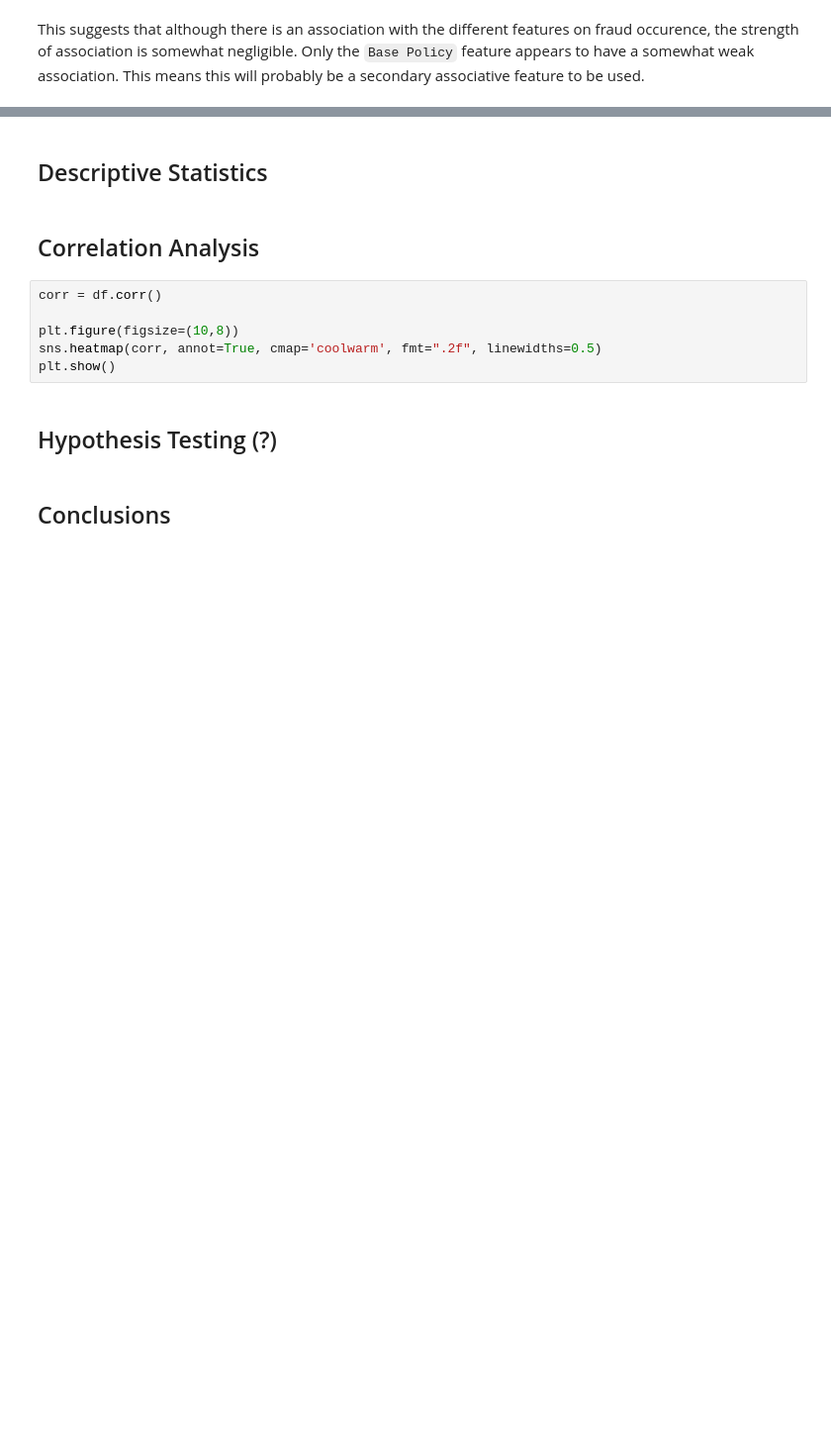
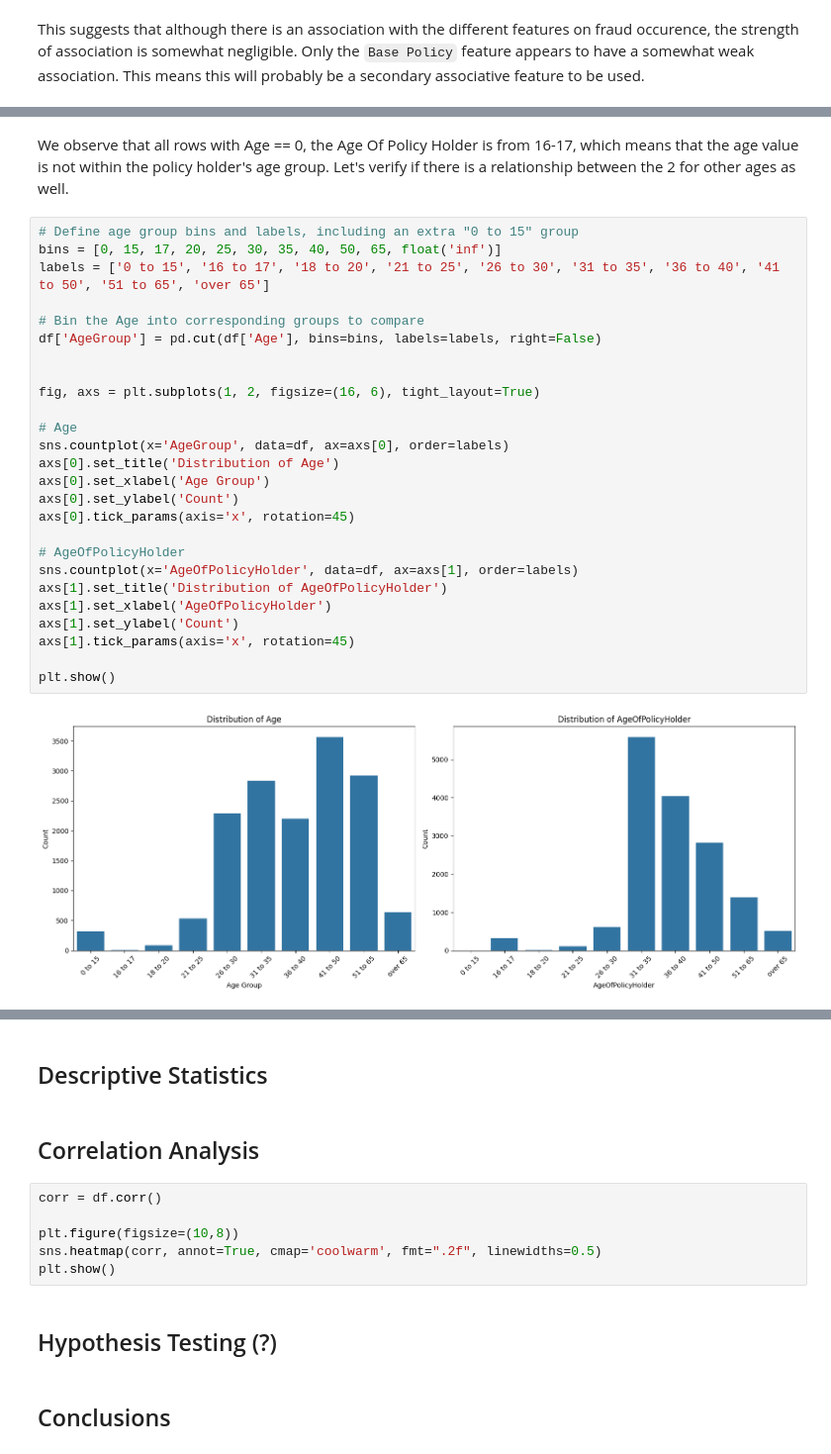
Before and after one commit to lulucopter/dsa4263-fraud-detection, a Jupyter notebook: eda.ipynb, the cells around one changed output, grey strips where cells are left out. Shown at 99% size. Drawn from its saved outputs; the diff is of its cells as text; blank space fills up the shorter version.

```diff
--- a/eda.ipynb
+++ b/eda.ipynb
@@ -1097,0 +1216,30 @@ This suggests that although there is an association with the different features
+# %% [markdown]
+We observe that all rows with Age == 0, the Age Of Policy Holder is from 16-17, which means that the age value is not within the policy holder's age group. Let's verify if there is a relationship between the 2 for other ages as well.
+# %%
+# Define age group bins and labels, including an extra "0 to 15" group
+bins = [0, 15, 17, 20, 25, 30, 35, 40, 50, 65, float('inf')]
+labels = ['0 to 15', '16 to 17', '18 to 20', '21 to 25', '26 to 30', '31 to 35', '36 to 40', '41 to 50', '51 to 65', 'over 65']
+
+# Bin the Age into corresponding groups to compare
+df['AgeGroup'] = pd.cut(df['Age'], bins=bins, labels=labels, right=False)
+
+
+fig, axs = plt.subplots(1, 2, figsize=(16, 6), tight_layout=True)
+
+# Age
+sns.countplot(x='AgeGroup', data=df, ax=axs[0], order=labels)
+axs[0].set_title('Distribution of Age')
+axs[0].set_xlabel('Age Group')
+axs[0].set_ylabel('Count')
+axs[0].tick_params(axis='x', rotation=45)
+
+# AgeOfPolicyHolder
+sns.countplot(x='AgeOfPolicyHolder', data=df, ax=axs[1], order=labels)
+axs[1].set_title('Distribution of AgeOfPolicyHolder')
+axs[1].set_xlabel('AgeOfPolicyHolder')
+axs[1].set_ylabel('Count')
+axs[1].tick_params(axis='x', rotation=45)
+
+plt.show()
+# %% [output]
+[figure, added]
```
Also changed, not shown: parts of 16 cells of this notebook.
